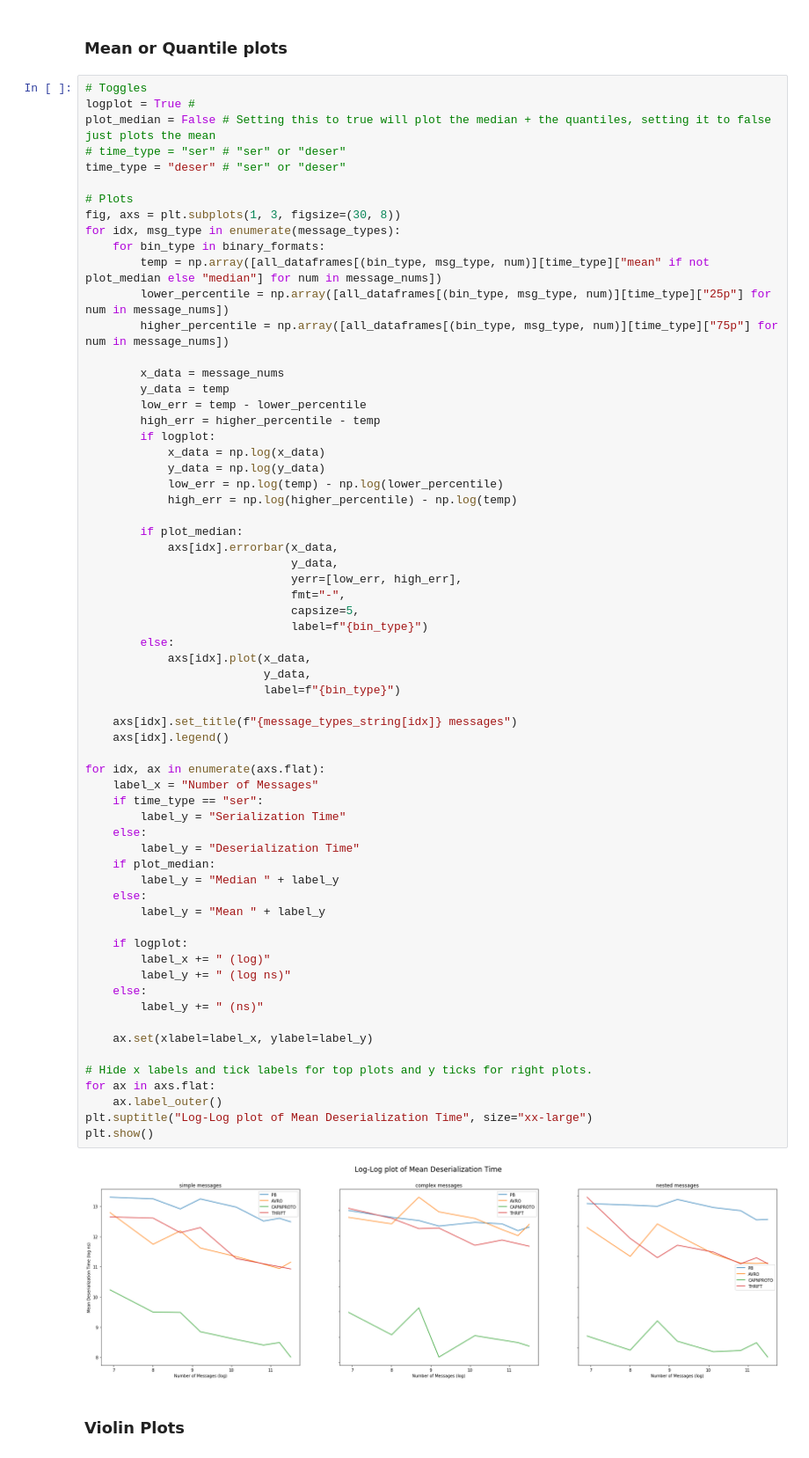
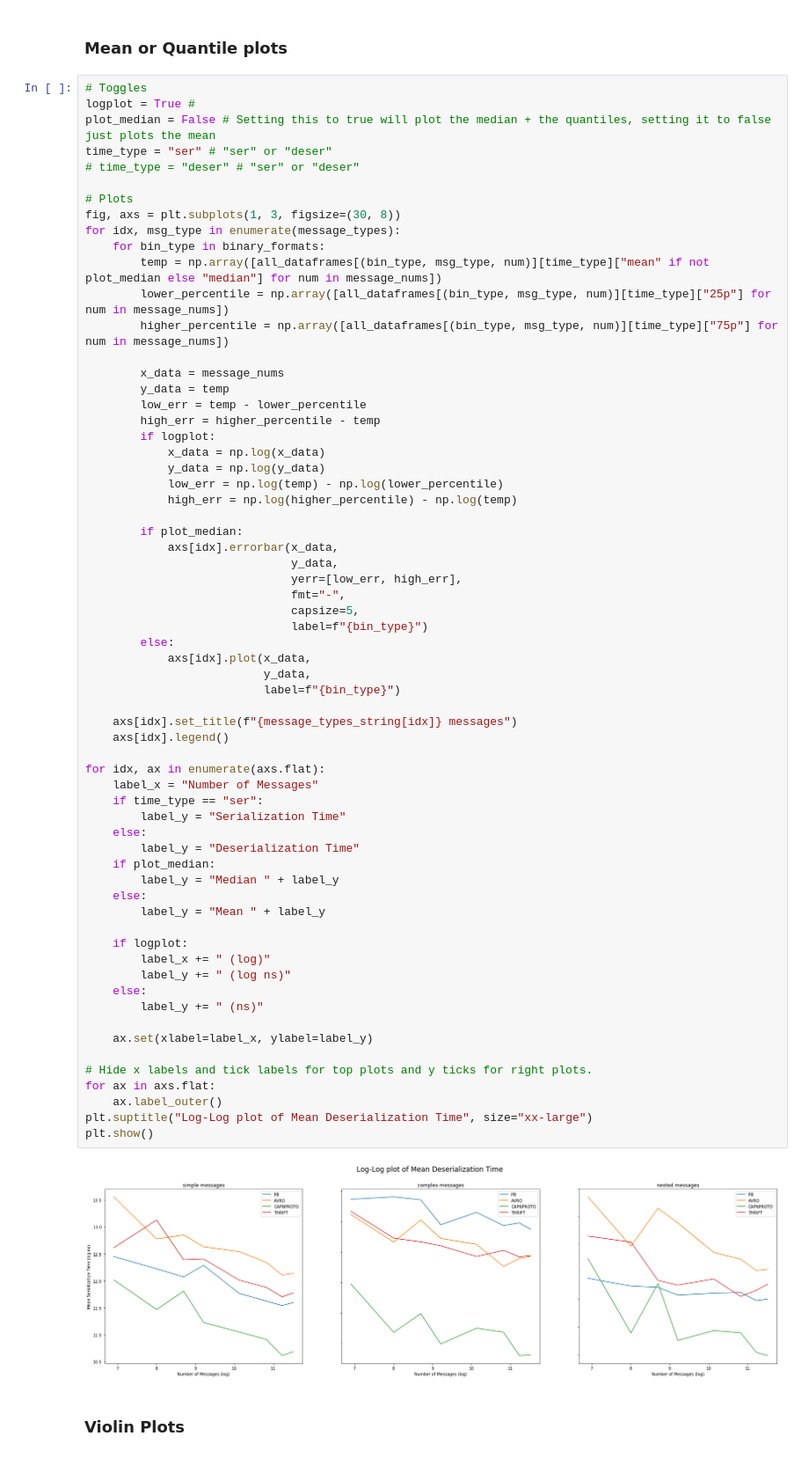
Before and after one commit to wenlongx/SIKE-CS239-Project, a Jupyter notebook: analysis/analysis.ipynb, the cells around one changed output. Shown at 88% size. Cells and saved outputs as stored; diff of their text form.

Commit message:
last graphs

```diff
--- a/analysis/analysis.ipynb
+++ b/analysis/analysis.ipynb
@@ -132,8 +132,8 @@ for bin_type in binary_formats:
 # Toggles
 logplot = True #
 plot_median = False # Setting this to true will plot the median + the quantiles, setting it to false just plots the mean
-# time_type = "ser" # "ser" or "deser"
-time_type = "deser" # "ser" or "deser"
+time_type = "ser" # "ser" or "deser"
+# time_type = "deser" # "ser" or "deser"
 
 # Plots
 fig, axs = plt.subplots(1, 3, figsize=(30, 8))
@@ -166,34 +166,34 @@ for idx, msg_type in enumerate(message_types):
                           label=f"{bin_type}")
 
     axs[idx].set_title(f"{message_types_string[idx]} messages")
     axs[idx].legend()
 
 for idx, ax in enumerate(axs.flat):
     label_x = "Number of Messages"
     if time_type == "ser":
         label_y = "Serialization Time"
     else:
         label_y = "Deserialization Time"
     if plot_median:
         label_y = "Median " + label_y
     else:
         label_y = "Mean " + label_y
 
     if logplot:
         label_x += " (log)"
         label_y += " (log ns)"
     else:
         label_y += " (ns)"
 
     ax.set(xlabel=label_x, ylabel=label_y)
 
 # Hide x labels and tick labels for top plots and y ticks for right plots.
 for ax in axs.flat:
     ax.label_outer()
 plt.suptitle("Log-Log plot of Mean Deserialization Time", size="xx-large")
 plt.show()
 # %% [output]
-[figure, old version]
+[figure, new version]
 # %% [markdown]
 ### Violin Plots
 # %%
```
Also changed, not shown: parts of 1 cell of this notebook, 19 other files.
